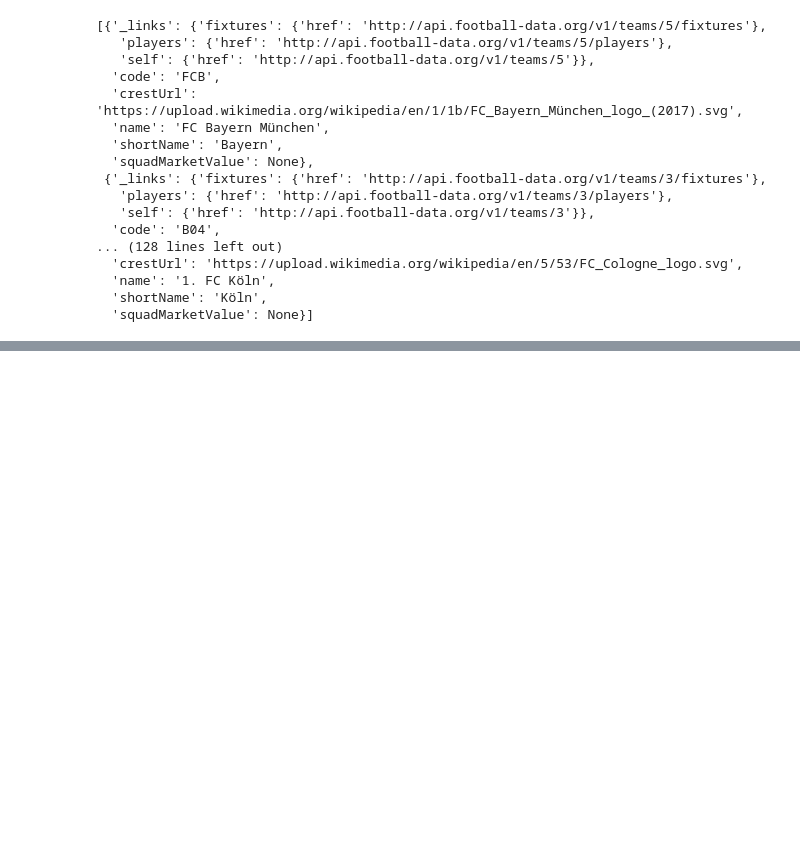
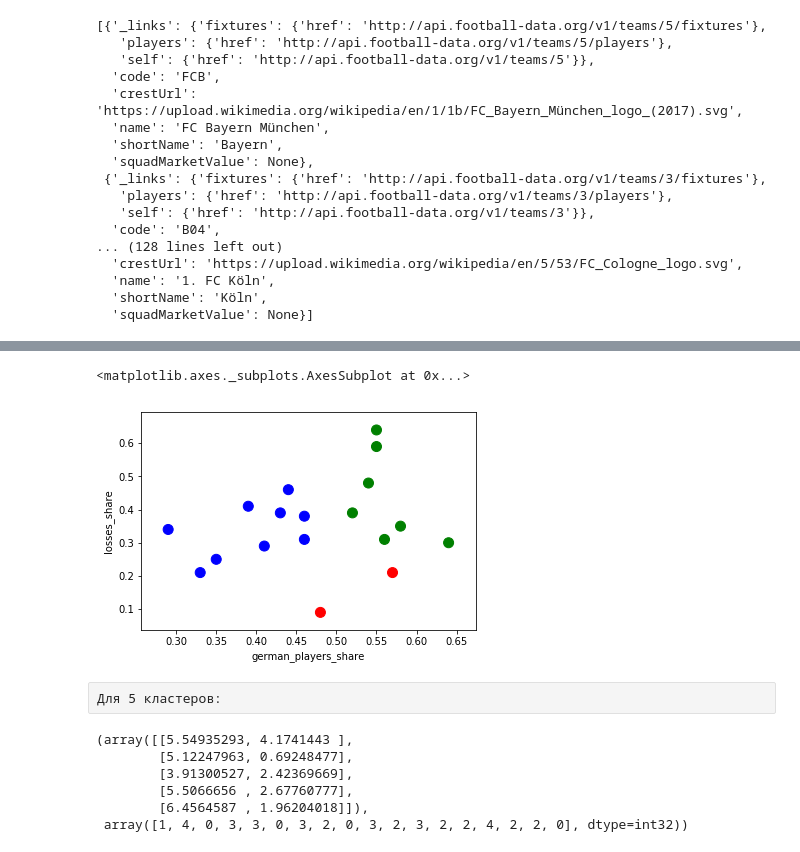
Before and after one commit to Taras52/MyProjects, a Jupyter notebook: Football_team/Football_team.ipynb, the cells around one changed output, grey strips where cells are left out. Saved outputs shown, nothing was run; the diff lists cells and outputs as text; code cells hidden in the pictures; blank space fills up the shorter version.

```diff
--- a/Football_team/Football_team.ipynb
+++ b/Football_team/Football_team.ipynb
@@ -69,0 +241,3 @@ teams
+# %%
+whitened = whiten(teams_pd[['german_players_share', 'losses_share']].as_matrix())
+whitened
@@ -69,0 +265,3 @@ teams
+# %%
+centroids, cluster_map = kmeans2(whitened, 3)
+centroids, cluster_map
@@ -69,0 +273,4 @@ teams
+# %%
+colors_map = {0: 'r', 1: 'g', 2: 'b', 3: 'y', 4: 'm'}
+colors = [colors_map[c] for c in cluster_map]
+colors
@@ -69,0 +296,17 @@ teams
+# %%
+teams_pd.plot.scatter(x='german_players_share', y='losses_share', c=colors, s=100)
+# %% [output]
+<matplotlib.axes._subplots.AxesSubplot at 0x...>
+[figure, added]
+# %% [raw]
+Для 5 кластеров:
+# %%
+centroids, cluster_map = kmeans2(whitened, 5)
+centroids, cluster_map
+# %% [output]
+(array([[5.54935293, 4.1741443 ],
+        [5.12247963, 0.69248477],
+        [3.91300527, 2.42369669],
+        [5.5066656 , 2.67760777],
+        [6.4564587 , 1.96204018]]),
+ array([1, 4, 0, 3, 3, 0, 3, 2, 0, 3, 2, 3, 2, 2, 4, 2, 2, 0], dtype=int32))
```
Also changed, not shown: parts of 26 cells of this notebook.
